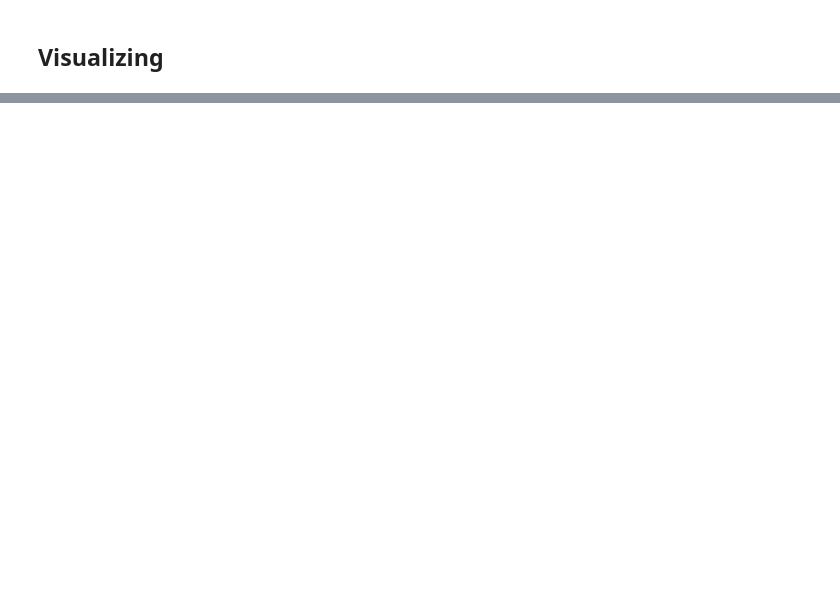
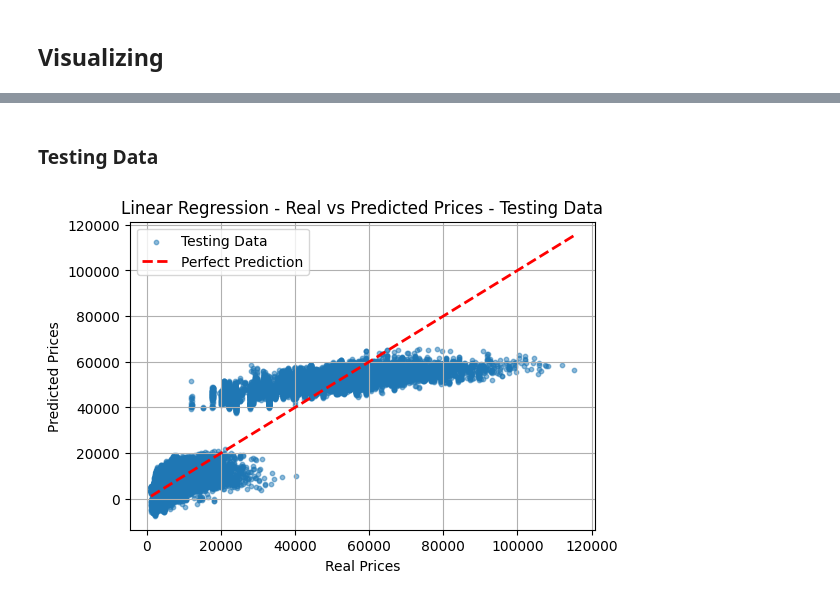
Before and after one commit to MaCh1Ne01/mle-specialization-01, a Jupyter notebook: notebooks/regression_model.ipynb, the cells around one changed output, grey strips where cells are left out. Cells and saved outputs as stored; diff of their text form; code cells hidden in the pictures; blank space fills up the shorter version.

```diff
--- a/notebooks/regression_model.ipynb
+++ b/notebooks/regression_model.ipynb
@@ -66,0 +111,6 @@ plt.grid(True)
+# %% [markdown]
+### Testing Data
+# %%
+visualizing_model_performance(model=base_model, model_name=BASE_MODEL_NAME, X=X_test, y=y_test, label_data=TESTING_DATA_LABEL)
+# %% [output]
+[figure, added]
```
Also changed, not shown: parts of 22 cells of this notebook, 4 other files.
